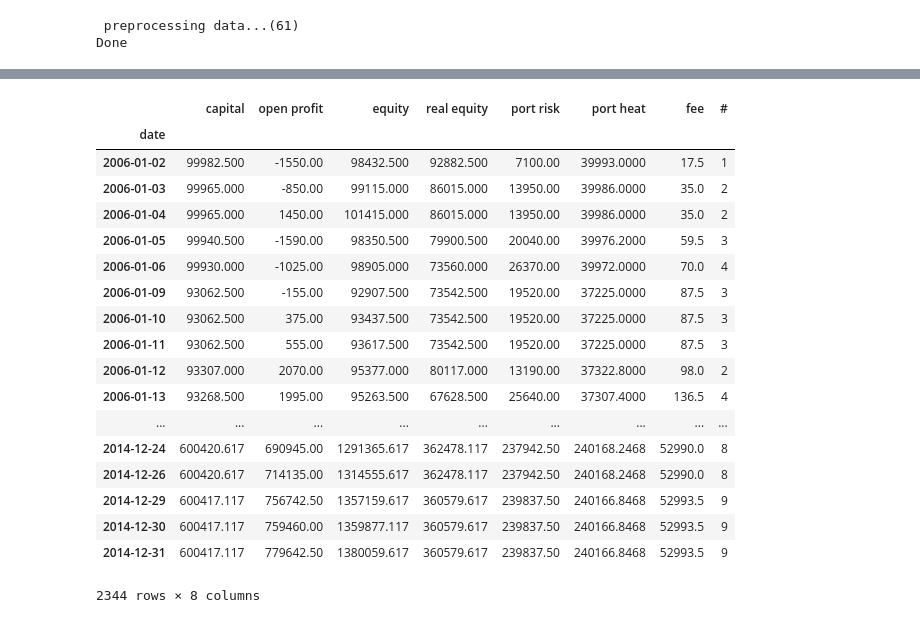
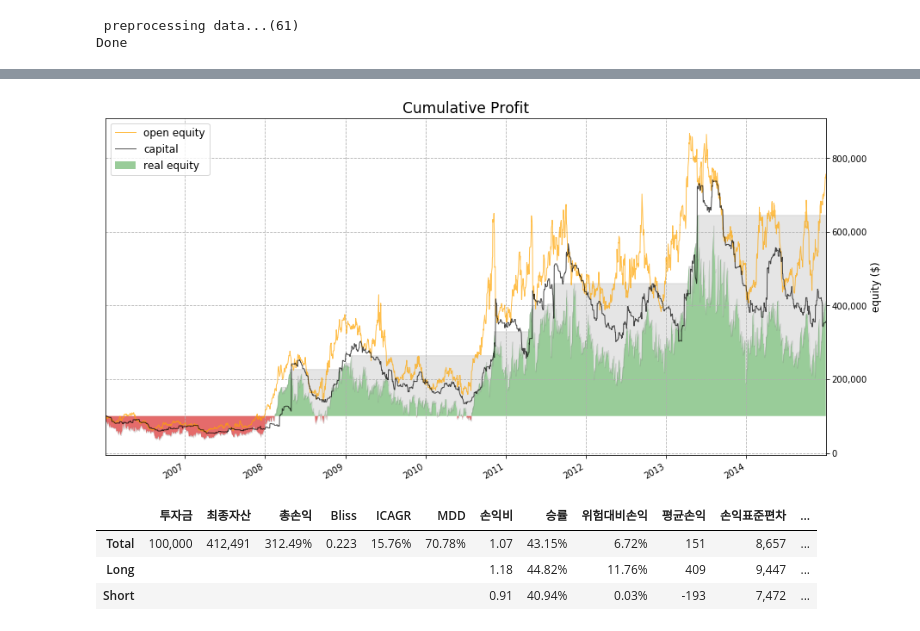
Before and after one commit to yosepchoi/research, a Jupyter notebook: 2.전략연구/backtesting.ipynb, the cells around one changed output, grey strips where cells are left out. Drawn from its saved outputs; the diff is of its cells as text; code cells hidden in the pictures.

```diff
--- a/2.전략연구/backtesting.ipynb
+++ b/2.전략연구/backtesting.ipynb
@@ -559,7 +37,8 @@ def gen_signal(datatable):
         datatable.loc[date, 'down'] = down
         datatable.loc[date, 'neutral'] = neutral
 # %%
-market = Market(feed=feed, sig_gen=gen_signal)
+#market = Market(feed=feed)
+market = Market(feed=feed, signal=gen_signal)
 # %% [output]
  preprocessing data...(61)
 Done
@@ -599,19 +78,21 @@ def strat(trader, info, metric):
             trader.sell(trade, date, exitprice)
 # %%
-def stop_rule(self, inst, position, metric, entryprice):
+def stop(self, trade, metric):
     #초기 설정
-    stopprice = entryprice - (position * metric['ATR'] * 3)
-    if np.isnan(stopprice):
-        print(metric)
-    return stopprice
+    stopprice = metric['close'] - trade['position']*metric['ATR']*5
+    if trade['position']*(stopprice - trade['stopprice']) < 0:
+        return trade['stopprice']
+    else:
+        return stopprice
 # %%
 %%time
 trader = Trader(market=market,
                 principal=100000,
-                portfolio_heat=0.2,
+                portfolio_heat=0.4,
+                sector_heat=0.2,
                 heat=0.05,
-                max_lot= None,
+                max_lot= 5,
                 strategy=strat,
-                stop=None)
+                stop=stop)
 trader.run_trade(start='2006-01-01', end='2017-01-01')
 # %% [output]
@@ -676,22 +100,8 @@ trader.equitylog.capital[:800].plot()
-# %%
-trader.equitylog
-# %% [output]
-|  | capital | open profit | equity | real equity | port risk | port heat | fee | # |
-| date |  |  |  |  |  |  |  |  |
-| 2006-01-02 | 99982.500 | -1550.00 | 98432.500 | 92882.500 | 7100.00 | 39993.0000 | 17.5 | 1 |
-| 2006-01-03 | 99965.000 | -850.00 | 99115.000 | 86015.000 | 13950.00 | 39986.0000 | 35.0 | 2 |
-| 2006-01-04 | 99965.000 | 1450.00 | 101415.000 | 86015.000 | 13950.00 | 39986.0000 | 35.0 | 2 |
-| 2006-01-05 | 99940.500 | -1590.00 | 98350.500 | 79900.500 | 20040.00 | 39976.2000 | 59.5 | 3 |
-| 2006-01-06 | 99930.000 | -1025.00 | 98905.000 | 73560.000 | 26370.00 | 39972.0000 | 70.0 | 4 |
-| 2006-01-09 | 93062.500 | -155.00 | 92907.500 | 73542.500 | 19520.00 | 37225.0000 | 87.5 | 3 |
-| 2006-01-10 | 93062.500 | 375.00 | 93437.500 | 73542.500 | 19520.00 | 37225.0000 | 87.5 | 3 |
-| 2006-01-11 | 93062.500 | 555.00 | 93617.500 | 73542.500 | 19520.00 | 37225.0000 | 87.5 | 3 |
-| 2006-01-12 | 93307.000 | 2070.00 | 95377.000 | 80117.000 | 13190.00 | 37322.8000 | 98.0 | 2 |
-| 2006-01-13 | 93268.500 | 1995.00 | 95263.500 | 67628.500 | 25640.00 | 37307.4000 | 136.5 | 4 |
-| ... | ... | ... | ... | ... | ... | ... | ... | ... |
-| 2014-12-24 | 600420.617 | 690945.00 | 1291365.617 | 362478.117 | 237942.50 | 240168.2468 | 52990.0 | 8 |
-| 2014-12-26 | 600420.617 | 714135.00 | 1314555.617 | 362478.117 | 237942.50 | 240168.2468 | 52990.0 | 8 |
-| 2014-12-29 | 600417.117 | 756742.50 | 1357159.617 | 360579.617 | 239837.50 | 240166.8468 | 52993.5 | 9 |
-| 2014-12-30 | 600417.117 | 759460.00 | 1359877.117 | 360579.617 | 239837.50 | 240166.8468 | 52993.5 | 9 |
-| 2014-12-31 | 600417.117 | 779642.50 | 1380059.617 | 360579.617 | 239837.50 | 240166.8468 | 52993.5 | 9 |
-2344 rows × 8 columns
+# %%
+trader.summary(level=0)
+# %% [output]
+[figure, added]
+|  | 투자금 | 최종자산 | 총손익 | Bliss | ICAGR | MDD | 손익비 | 승률 | 위험대비손익 | 평균손익 | 손익표준편차 | ... |
+| Total | 100,000 | 412,491 | 312.49% | 0.223 | 15.76% | 70.78% | 1.07 | 43.15% | 6.72% | 151 | 8,657 | ... |
+| Long |  |  |  |  |  |  | 1.18 | 44.82% | 11.76% | 409 | 9,447 | ... |
+| Short |  |  |  |  |  |  | 0.91 | 40.94% | 0.03% | -193 | 7,472 | ... |
```
Also changed, not shown: parts of 20 cells of this notebook, 13 other files.
